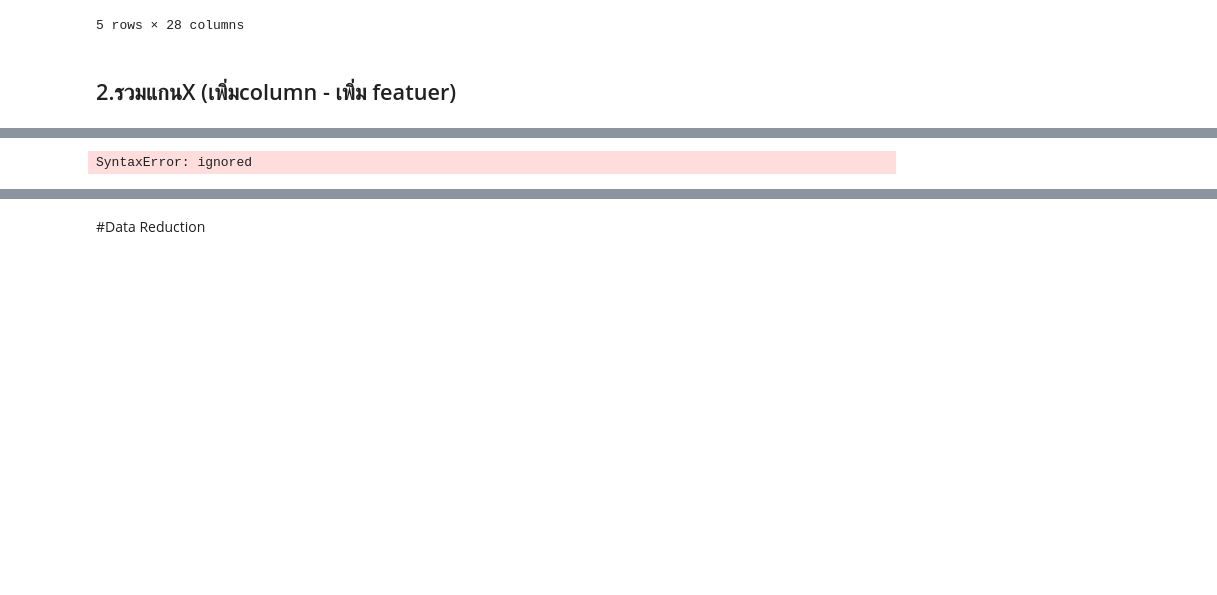
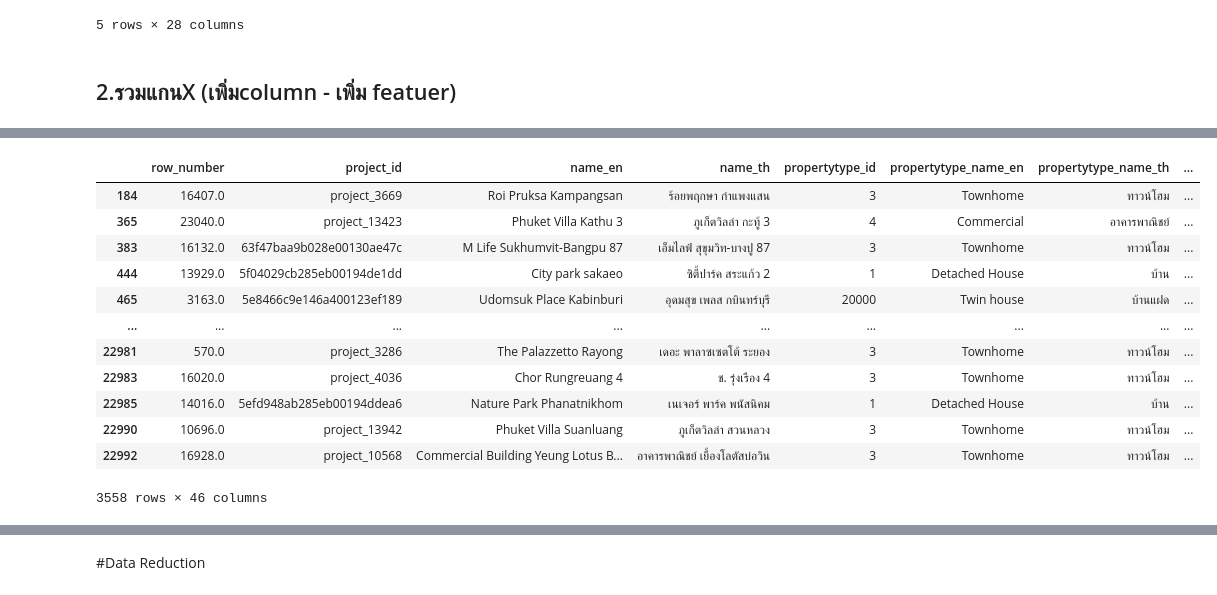
Before and after one commit to Jindapornphopomee/BSC_DPDM23, a Jupyter notebook: Data_Preprocessing.ipynb, the cells around one changed output, grey strips where cells are left out. Saved outputs shown, nothing was run; the diff lists cells and outputs as text; code cells hidden in the pictures; blank space fills up the shorter version.

```diff
--- a/Data_Preprocessing.ipynb
+++ b/Data_Preprocessing.ipynb
@@ -569,3 +569,6 @@ unittype_df.head()
 5 rows × 28 columns
 # %% [markdown]
 ## 2.รวมแกนX (เพิ่มcolumn - เพิ่ม featuer)
+# %%
+project_df = pd.read_csv('/content/opendata_project-2.csv')
+project_df.head()
@@ -572,4 +594,18 @@ unittype_df.head()
+# %%
+project_df[project_df.duplicated(subset=['project_id'])]
+# %% [output]
+|  | row_number | project_id | name_en | name_th | propertytype_id | propertytype_name_en | propertytype_name_th | ... |
+| 184 | 16407.0 | project_3669 | Roi Pruksa Kampangsan | ร้อยพฤกษา กำแพงแสน | 3 | Townhome | ทาวน์โฮม | ... |
+| 365 | 23040.0 | project_13423 | Phuket Villa Kathu 3 | ภูเก็ตวิลล่า กะทู้ 3 | 4 | Commercial | อาคารพาณิชย์ | ... |
+| 383 | 16132.0 | 63f47baa9b028e00130ae47c | M Life Sukhumvit-Bangpu 87 | เอ็มไลฟ์ สุขุมวิท-บางปู 87 | 3 | Townhome | ทาวน์โฮม | ... |
+| 444 | 13929.0 | 5f04029cb285eb00194de1dd | City park sakaeo | ซิตี้ปาร์ค สระแก้ว 2 | 1 | Detached House | บ้าน | ... |
+| 465 | 3163.0 | 5e8466c9e146a400123ef189 | Udomsuk Place Kabinburi | อุดมสุข เพลส กบินทร์บุรี | 20000 | Twin house | บ้านแฝด | ... |
+| ... | ... | ... | ... | ... | ... | ... | ... | ... |
+| 22981 | 570.0 | project_3286 | The Palazzetto Rayong | เดอะ พาลาซเซตโต้ ระยอง | 3 | Townhome | ทาวน์โฮม | ... |
+| 22983 | 16020.0 | project_4036 | Chor Rungreuang 4 | ช. รุ่งเรือง 4 | 3 | Townhome | ทาวน์โฮม | ... |
+| 22985 | 14016.0 | 5efd948ab285eb00194ddea6 | Nature Park Phanatnikhom | เนเจอร์ พาร์ค พนัสนิคม | 1 | Detached House | บ้าน | ... |
+| 22990 | 10696.0 | project_13942 | Phuket Villa Suanluang | ภูเก็ตวิลล่า สวนหลวง | 3 | Townhome | ทาวน์โฮม | ... |
+| 22992 | 16928.0 | project_10568 | Commercial Building Yeung Lotus B... | อาคารพาณิชย์ เยื้องโลตัสบ่อวิน | 3 | Townhome | ทาวน์โฮม | ... |
+3558 rows × 46 columns
 # %%
-project_df = project_df.drop_duplicates[supbset='project_id',kecp'last']
+project_df = project_df.drop_duplicates(subset='project_id',keep='last')
-# %% [output]
-SyntaxError: ignored
```
Also changed, not shown: parts of 14 cells of this notebook.
